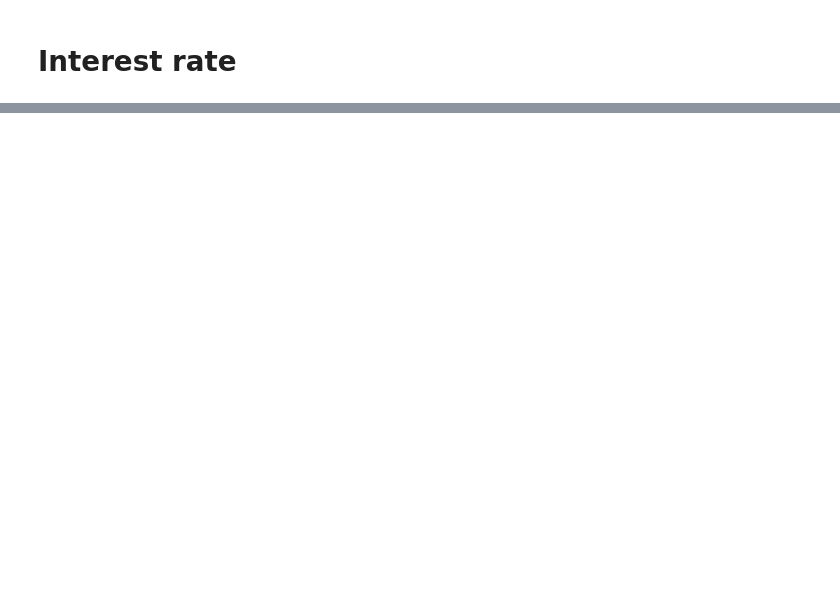
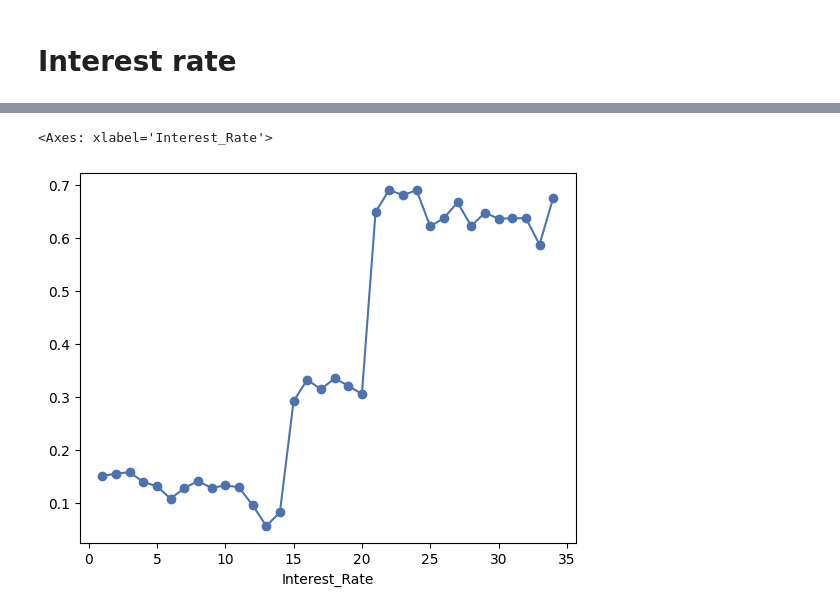
Before and after one commit to FerCorcuera/Credit-Score-Classification, a Jupyter notebook: notebooks/03_feature_engineering.ipynb, the cells around one changed output, grey strips where cells are left out. Cells and saved outputs as stored; diff of their text form; code cells hidden in the pictures; blank space fills up the shorter version.

```diff
--- a/notebooks/03_feature_engineering.ipynb
+++ b/notebooks/03_feature_engineering.ipynb
@@ -353,0 +328,5 @@ correlation_analysis("Interest_Rate", df[numeric_features])
+# %%
+df.groupby("Interest_Rate")["Credit_Score_binomial"].mean().plot(marker="o")
+# %% [output]
+<Axes: xlabel='Interest_Rate'>
+[figure, added]
```
Also changed, not shown: parts of 12 cells of this notebook, 1 other file.
